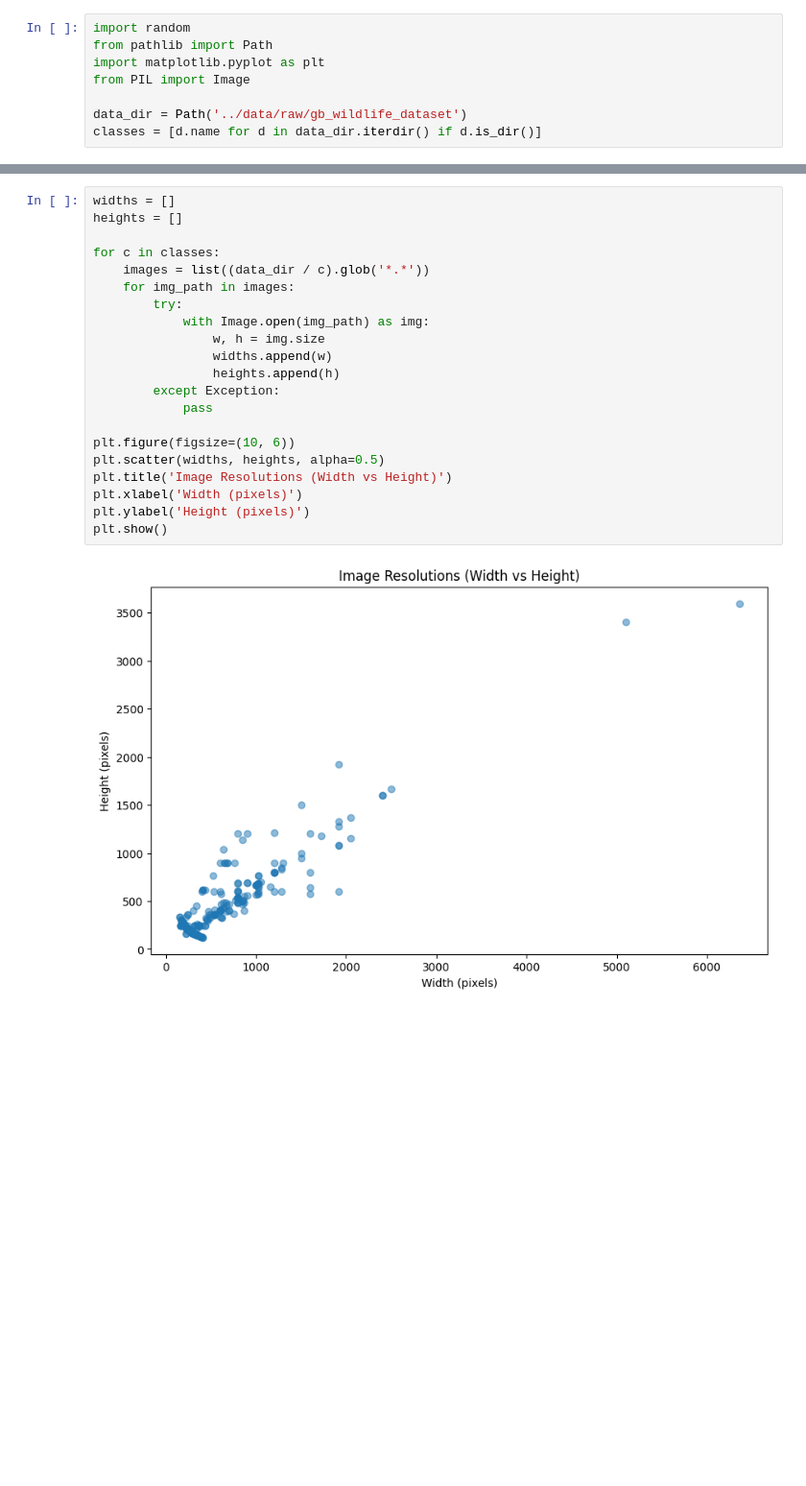
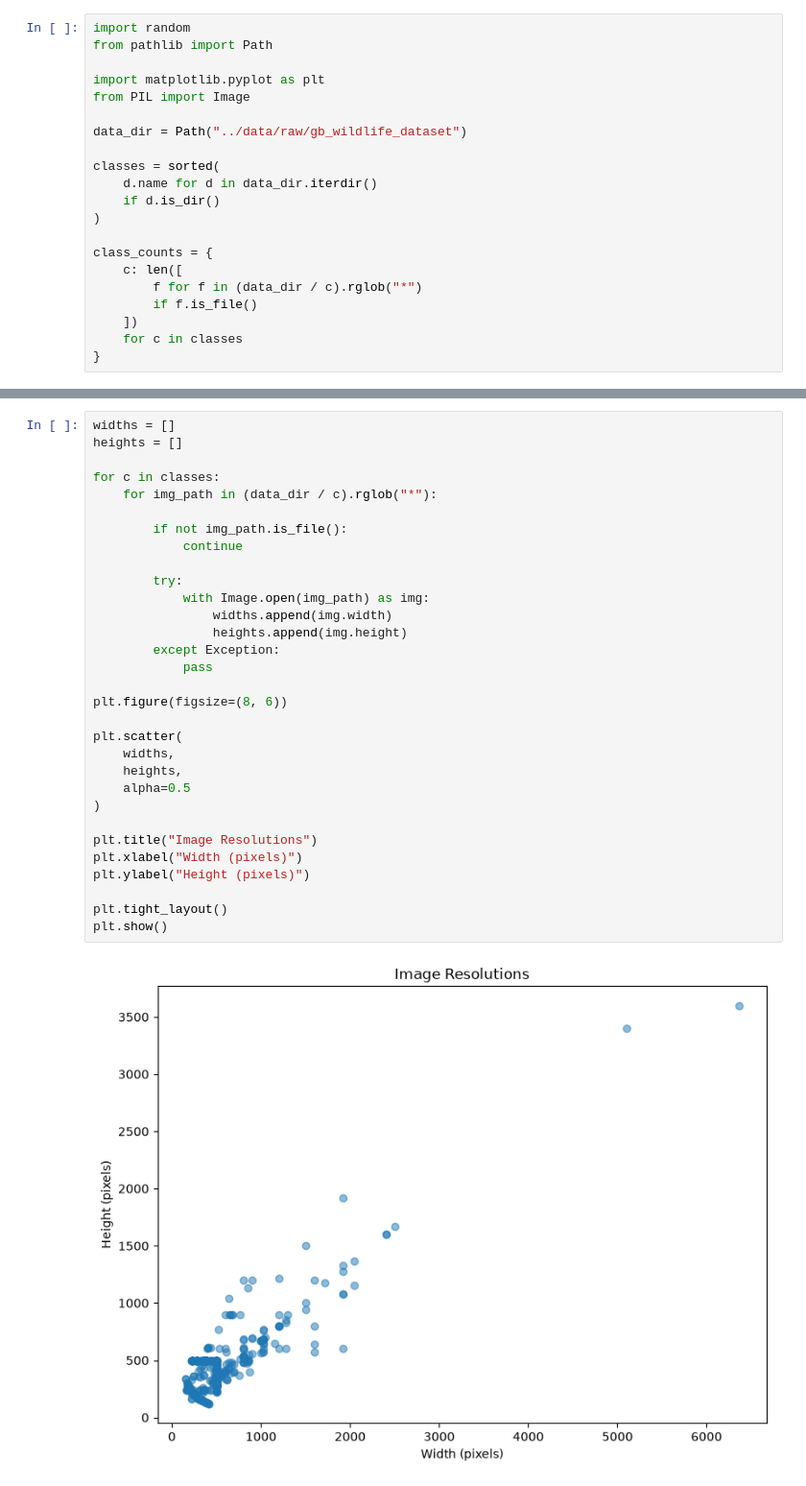
Before and after one commit to umerkniazi/himalayan-wildlife-classifier, a Jupyter notebook: notebooks/eda.ipynb, the cells around one changed output, grey strips where cells are left out. Shown at 96% size. Drawn from its saved outputs; the diff is of its cells as text; blank space fills up the shorter version.

Commit message:
Add other class support and update dataset pipeline

```diff
--- a/notebooks/eda.ipynb
+++ b/notebooks/eda.ipynb
@@ -1,9 +1,22 @@
 # %%
 import random
 from pathlib import Path
+
 import matplotlib.pyplot as plt
 from PIL import Image
 
-data_dir = Path('../data/raw/gb_wildlife_dataset')
-classes = [d.name for d in data_dir.iterdir() if d.is_dir()]
+data_dir = Path("../data/raw/gb_wildlife_dataset")
+
+classes = sorted(
+    d.name for d in data_dir.iterdir()
+    if d.is_dir()
+)
+
+class_counts = {
+    c: len([
+        f for f in (data_dir / c).rglob("*")
+        if f.is_file()
+    ])
+    for c in classes
+}
 # %%
@@ -22,24 +40,34 @@ plt.show()
 # %%
 widths = []
 heights = []
 
 for c in classes:
-    images = list((data_dir / c).glob('*.*'))
-    for img_path in images:
+    for img_path in (data_dir / c).rglob("*"):
+
+        if not img_path.is_file():
+            continue
+
         try:
             with Image.open(img_path) as img:
-                w, h = img.size
-                widths.append(w)
-                heights.append(h)
+                widths.append(img.width)
+                heights.append(img.height)
         except Exception:
             pass
 
-plt.figure(figsize=(10, 6))
-plt.scatter(widths, heights, alpha=0.5)
-plt.title('Image Resolutions (Width vs Height)')
-plt.xlabel('Width (pixels)')
-plt.ylabel('Height (pixels)')
+plt.figure(figsize=(8, 6))
+
+plt.scatter(
+    widths,
+    heights,
+    alpha=0.5
+)
+
+plt.title("Image Resolutions")
+plt.xlabel("Width (pixels)")
+plt.ylabel("Height (pixels)")
+
+plt.tight_layout()
 plt.show()
 # %% [output]
-[figure, old version]
+[figure, new version]
 # %%
```
Also changed, not shown: parts of 2 cells of this notebook, 2 other files.
